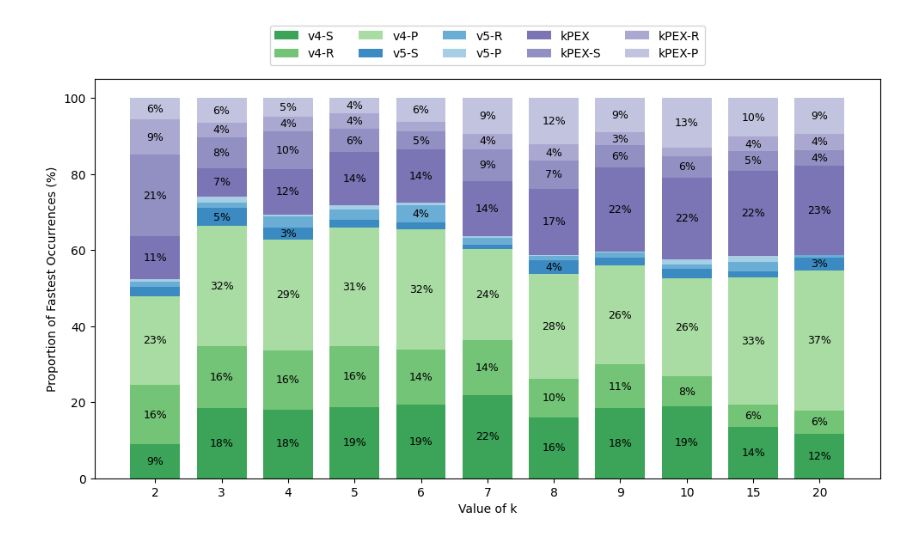
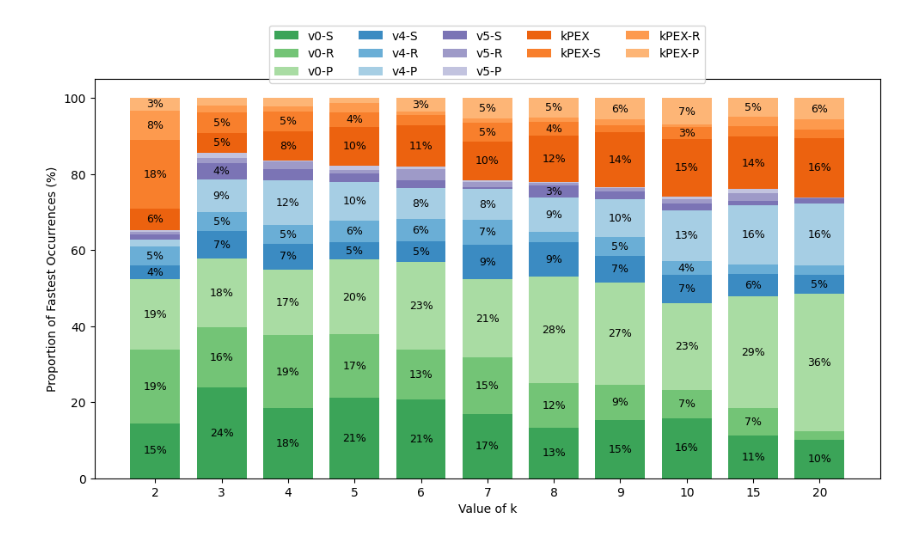
Before and after one commit to akhlaqueak/kplex-ML, a Jupyter notebook: notebooks/entire-data-algos.ipynb, the cells around one changed output. Cells and saved outputs as stored; diff of their text form; code cells hidden in the pictures.

```diff
--- a/notebooks/entire-data-algos.ipynb
+++ b/notebooks/entire-data-algos.ipynb
@@ -1,35 +1,40 @@
 # %%
 import numpy as np
 import pandas as pd
-from IPython.display import Markdown, display
+from IPython.display import display
 import matplotlib.pyplot as plt
 
 # -------------------------------------------------
-# 1. Replace "x" with 1800 in ORIGINAL df (in place)
+# Load data
 # -------------------------------------------------
-
 file_path = "results-filtered-dataset.csv"
-
-# Read the first sheet
-# df = pd.read_excel(file_path)
 df = pd.read_csv(file_path)
 
-sp_noAltRB = ["v4-S", "v4-R", "v4-P"]
-sp_AltRB = ["v5-S", "v5-R", "v5-P"]
-dense = ["kPEX", "kPEX-S", "kPEX-R", "kPEX-P"]
+# -------------------------------------------------
+# Define groups (clean, 4 groups)
+# -------------------------------------------------
+groups = [
+    ["v0-S", "v0-R", "v0-P"],          # group 2
+    ["v4-S", "v4-R", "v4-P"],          # group 1
+    ["v5-S", "v5-R", "v5-P"],          # group 2
+    ["kPEX", "kPEX-S","kPEX-R", "kPEX-P"]
+]
 
+all_algos = sum(groups, [])
 
-sparse = sp_noAltRB + sp_AltRB
-all_algos = sparse + dense
-
+# -------------------------------------------------
+# Preprocess
+# -------------------------------------------------
 df[all_algos] = df[all_algos].replace("x", 1800).apply(pd.to_numeric)
-
 
 k_values = [2,3,4,5,6,7,8,9,10,15,20]
 
 # store percentages
 results = {algo: [] for algo in all_algos}
 
+# -------------------------------------------------
+# Compute winners
+# -------------------------------------------------
 for k in k_values:
 
     df_k = df[df["k"] == k]
@@ -49,44 +54,34 @@ for k in k_values:
         percent = (wins / total) * 100
         results[algo].append(percent)
 
-# convert to dataframe for easier plotting
+# convert to dataframe
 res_df = pd.DataFrame(results, index=k_values)
 
-# ---- plotting ----
-groups = {
-    "sp_noAltRB": sp_noAltRB,
-    "sp_AltRB": sp_AltRB,
-    "dense": dense
-}
-
-# choose visually pleasing colormaps
-cmaps = {
-    "sp_noAltRB": plt.cm.Greens,
-    "sp_AltRB": plt.cm.Blues,
-    "dense": plt.cm.Purples
-}
+# -------------------------------------------------
+# Colors (one colormap per group)
+# -------------------------------------------------
+cmaps = [plt.cm.Greens, plt.cm.Blues, plt.cm.Purples, plt.cm.Oranges]
 
 colors = {}
-
-for g, algos in groups.items():
-    cmap = cmaps[g]
-
-    # avoid very dark tones and sample dark→light
-    shades = cmap(np.linspace(0.65, 0.35, len(algos)))
-
-    for algo, shade in zip(algos, shades):
+for group, cmap in zip(groups, cmaps):
+    shades = cmap(np.linspace(0.65, 0.35, len(group)))
+    for algo, shade in zip(group, shades):
         colors[algo] = shade
 
-x = np.arange(len(k_values))   # evenly spaced bar positions
+# -------------------------------------------------
+# Stacked bar plot
+# -------------------------------------------------
+x = np.arange(len(k_values))
 
 fig, ax = plt.subplots(figsize=(10,6))
 
 bottom = np.zeros(len(k_values))
-black_font_algos = {"UMKP-S"}
+black_font_algos = {"UMKP-S"}  # optional
+
 for algo in all_algos:
     vals = res_df[algo].values
 
-    bars = ax.bar(
+    ax.bar(
         x,
         vals,
         bottom=bottom,
@@ -95,37 +90,38 @@ for algo in all_algos:
         color=colors[algo]
     )
 
+    # annotate
     for i, v in enumerate(vals):
         if v > 3:
-
             text_color = "white" if algo in black_font_algos else "black"
-
             ax.text(
                 x[i],
                 bottom[i] + v/2,
                 f"{v:.0f}%",
                 ha='center',
                 va='center',
                 fontsize=9,
                 color=text_color
             )
 
     bottom += vals
 
+# -------------------------------------------------
+# Final styling
+# -------------------------------------------------
 ax.set_xlabel("Value of k")
 ax.set_ylabel("Proportion of Fastest Occurrences (%)")
-# ax.set_title("Algorithm Wins by k")
 
 ax.set_xticks(x)
 ax.set_xticklabels(k_values)
 
 ax.legend(
     loc="upper center",
     bbox_to_anchor=(0.5, 1.15),
     ncol=5
 )
 
 plt.tight_layout()
 # plt.show()
 # %% [output]
-[figure, old version]
+[figure, new version]
```
Also changed, not shown: 6 other files.
